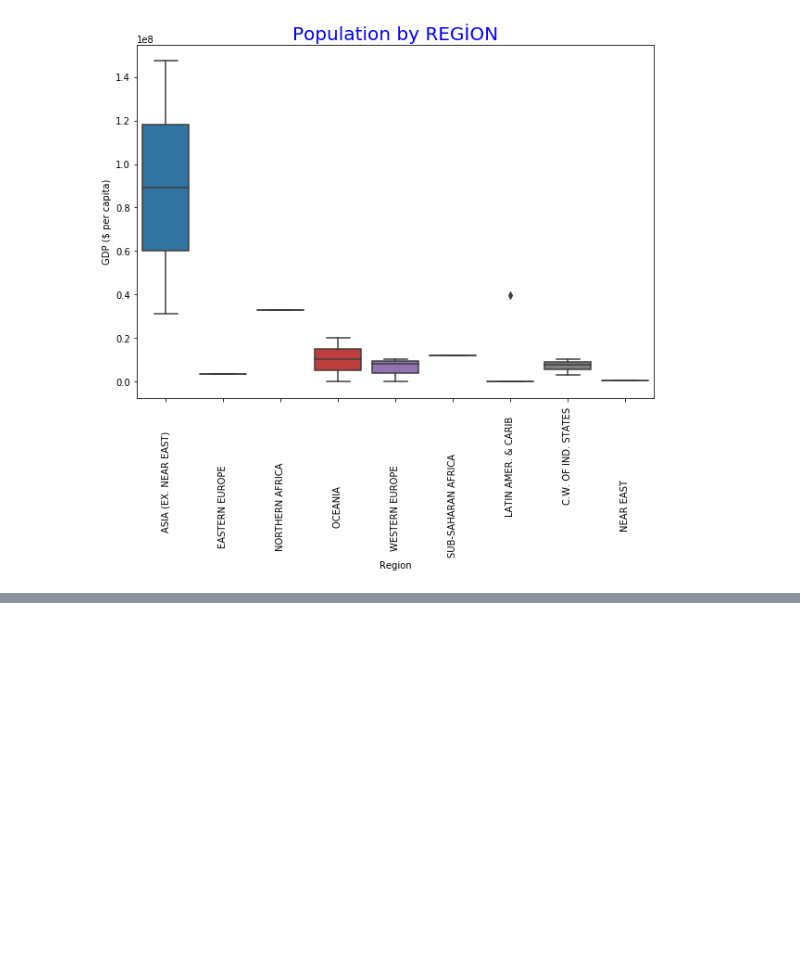
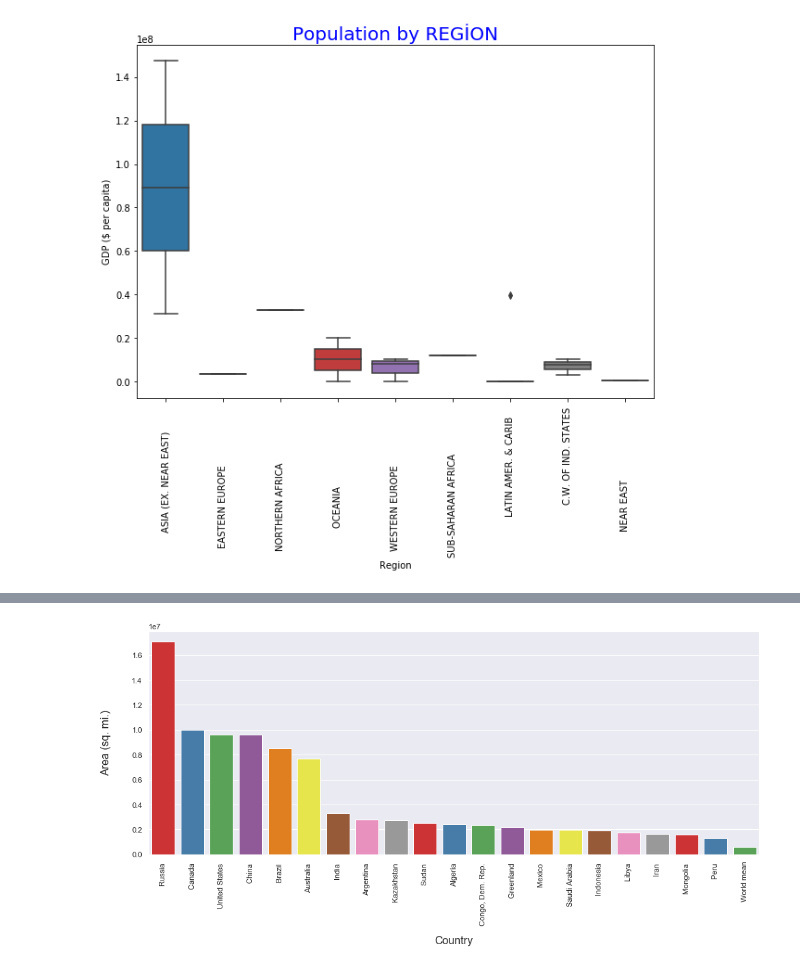
Before and after one commit to ArslanAliAwan/CountriesoftheWorld, a Jupyter notebook: countriesfile.ipynb, the cells around one changed output, grey strips where cells are left out. Drawn from its saved outputs; the diff is of its cells as text; code cells hidden in the pictures; blank space fills up the shorter version.

```diff
--- a/countriesfile.ipynb
+++ b/countriesfile.ipynb
@@ -268,0 +372,14 @@ plt.plot()
+# %%
+top_countries = data.sort_values('Area (sq. mi.)',ascending=False).head(20)
+mean = pd.DataFrame({'Country':['World mean'], 'Area (sq. mi.)':[data['Area (sq. mi.)'].mean()]})
+var = pd.concat([top_countries[['Country','Area (sq. mi.)']],mean],ignore_index=True)
+fig, ax = plt.subplots(figsize=(16,6))
+sns.barplot(x='Country', y='Area (sq. mi.)', data=var, palette='Set1')
+ax.set_xlabel(ax.get_xlabel(), labelpad=15)
+ax.set_ylabel(ax.get_ylabel(), labelpad=30)
+ax.xaxis.label.set_fontsize(16)
+ax.yaxis.label.set_fontsize(16)
+plt.xticks(rotation=90)
+plt.show()
+# %% [output]
+[figure, added]
```
Also changed, not shown: parts of 8 cells of this notebook.
